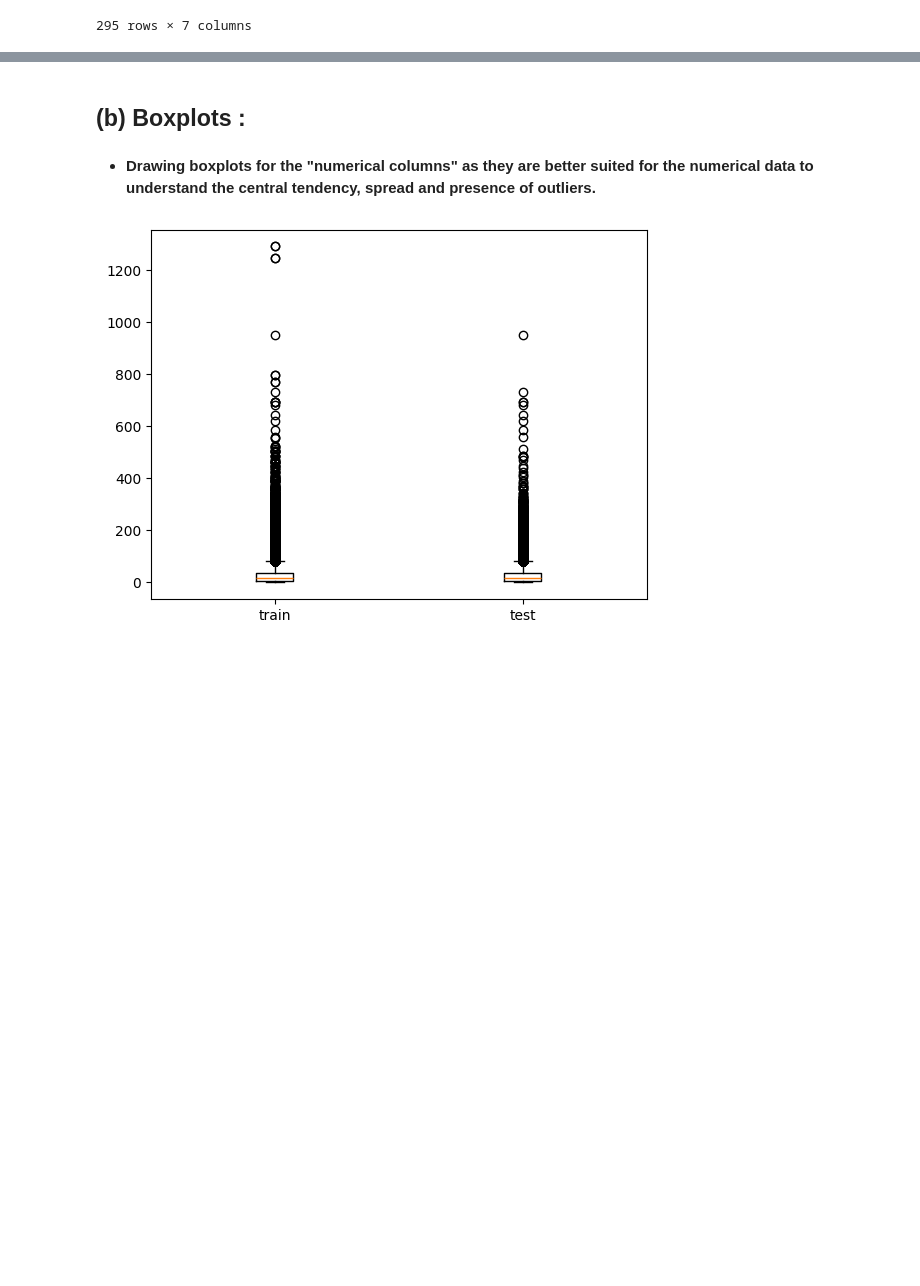
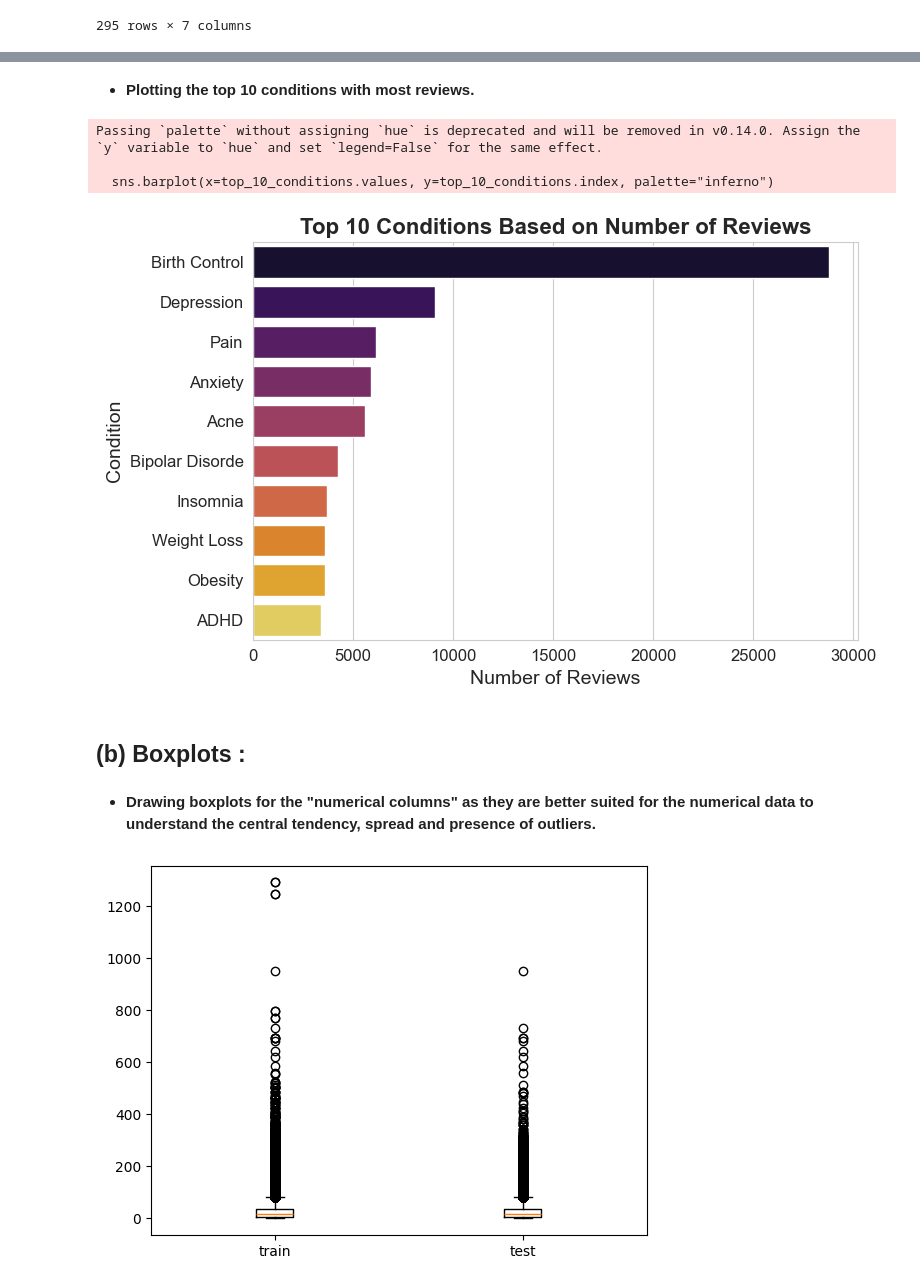
Before and after one commit to rtpn2000/drugReviewAnalysis, a Jupyter notebook: project_part_2_Team_10.ipynb, the cells around one changed output, grey strips where cells are left out. Saved outputs shown, nothing was run; the diff lists cells and outputs as text; code cells hidden in the pictures; blank space fills up the shorter version.

```diff
--- a/project_part_2_Team_10.ipynb
+++ b/project_part_2_Team_10.ipynb
@@ -160,3 +220,27 @@ Passing `palette` without assigning `hue` is deprecated and will be removed in v
+# %% [markdown]
+- **Plotting the top 10 conditions with most reviews.**
+# %%
+condition_counts = train_df['condition'].value_counts()
+
+top_10_conditions = condition_counts.head(10)
+
+plt.figure(figsize=(8, 5))
+sns.set_style("whitegrid")
+sns.barplot(x=top_10_conditions.values, y=top_10_conditions.index, palette="inferno")
+
+plt.title('Top 10 Conditions Based on Number of Reviews', fontsize=16, fontweight='bold')
+plt.xlabel('Number of Reviews', fontsize=14)
+plt.ylabel('Condition', fontsize=14)
+plt.xticks(fontsize=12)
+plt.yticks(fontsize=12)
+
+plt.tight_layout()
+plt.show()
+# %% [output]
+Passing `palette` without assigning `hue` is deprecated and will be removed in v0.14.0. Assign the `y` variable to `hue` and set `legend=False` for the same effect.
+
+  sns.barplot(x=top_10_conditions.values, y=top_10_conditions.index, palette="inferno")
+[figure, added]
 # %% [markdown]
 ## (b) Boxplots :
 # %% [markdown]
```
Also changed, not shown: parts of 16 cells of this notebook.
